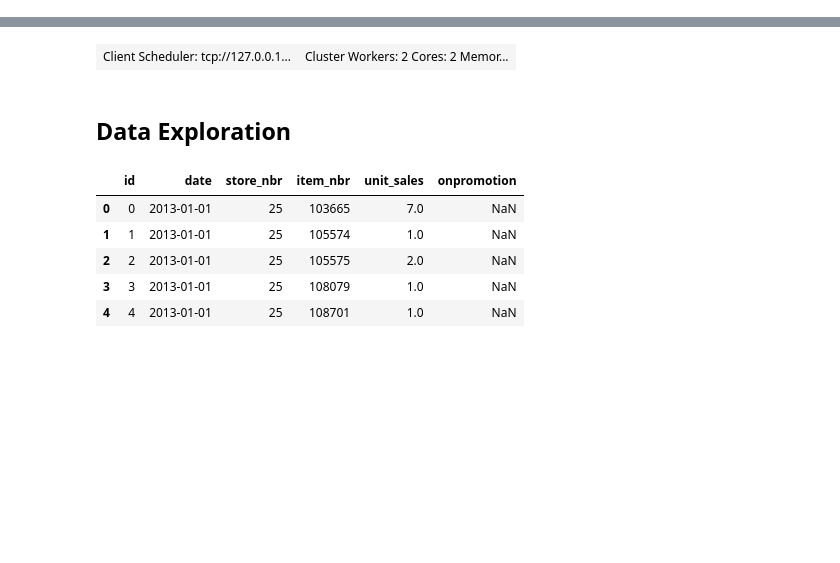
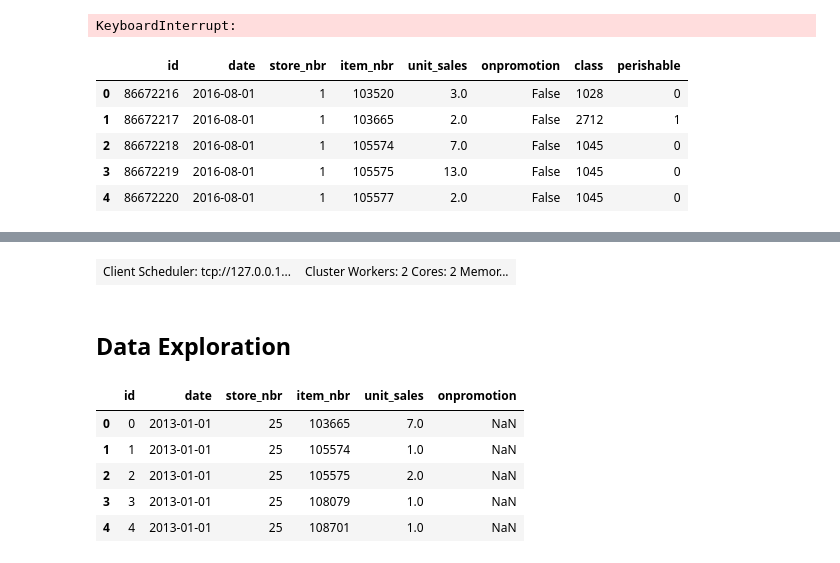
Before and after one commit to ambigus9/favorita-grocery-sales-forecasting, a Jupyter notebook: Favorita Grocery Sales Analytics.ipynb, the cells around one changed output, grey strips where cells are left out. Saved outputs shown, nothing was run; the diff lists cells and outputs as text; code cells hidden in the pictures; blank space fills up the shorter version.

```diff
--- a/Favorita Grocery Sales Analytics.ipynb
+++ b/Favorita Grocery Sales Analytics.ipynb
@@ -0,0 +1,76 @@
+# %%
+import pandas as pd
+import numpy as np
+import time
+
+start = time.time()
+
+# read datasets
+dtypes = {'id':'uint32', 'item_nbr':'int32', 'store_nbr':'int8', 'unit_sales':'float32', 'onpromotion':'bool' }
+
+train = pd.read_csv("data/train.csv", dtype=dtypes, parse_dates=["date"], low_memory=True , skiprows=range(1, 86672217)) # Cargamos los datos desde 8 de Agosto de 2016 en adelante
+test = pd.read_csv('data/test.csv', dtype=dtypes, parse_dates=['date'])
+item = pd.read_csv('data/items.csv')
+#stores = pd.read_csv('data/stores.csv')
+#transactions = pd.read_csv('data/transactions.csv', parse_dates=['date'])
+#holidays = pd.read_csv('data/holidays_events.csv', dtype={'transferred':str}, parse_dates=['date'])
+#oil = pd.read_csv('data/oil.csv', parse_dates=['date'])
+
+print("Cargando Datos: ", time.strftime("%M:%S", time.gmtime(time.time() - start)) )
+print("Total de Datos: ",len(train))
+
+#start = time.time()
+
+from sklearn.ensemble import RandomForestRegressor
+from sklearn.tree import DecisionTreeRegressor
+from sklearn.model_selection import train_test_split
+from sklearn.metrics import mean_squared_error
+
+def transformations(df):
+    df['year'] = df['date'].dt.year
+    df['month'] = df['date'].dt.month
+    df['day'] = df['date'].dt.day
+    df['dow'] = df['date'].dt.dayofweek
+    df['onpromotion'] = df['onpromotion'].map({'False': 0, 'True': 1})
+    df['perishable'] = df['perishable'].map({0:1.0, 1:1.25})
+    if ('unit_sales' in df.columns.values):
+        df.loc[(df.unit_sales < 0),'unit_sales'] = 0 # Eliminar Valores Negativos
+        df["unit_sales"] = df["unit_sales"].apply(np.log1p)
+    df = df.drop(['id','date'], axis=1)
+    df = df.fillna(0)
+    return df
+
+def NWRMSLE(y, pred, w):
+    return mean_squared_error(y, pred, sample_weight=w)**0.5
+
+#test_id = test["id"]
+#predictor = 'DTR'
+
+#train = pd.merge(train, item, how='left', on='item_nbr').drop(['family'], axis=1)
+#test = pd.merge(test, item, how='left', on='item_nbr').drop(['family'], axis=1)
+
+#start = time.time()
+
+#train = transformations(train)
+#test = transformations(test)
+
+#print("Aplicando transformaciones: ", time.strftime("%M:%S", time.gmtime(time.time() - start)) )
+
+train.head()
+# %% [output]
+KeyboardInterrupt:
+# %%
+test_id = test["id"]
+predictor = 'DTR'
+
+train = pd.merge(train, item, how='left', on='item_nbr').drop(['family'], axis=1)
+test = pd.merge(test, item, how='left', on='item_nbr').drop(['family'], axis=1)
+# %%
+train.head()
+# %% [output]
+|  | id | date | store_nbr | item_nbr | unit_sales | onpromotion | class | perishable |
+| 0 | 86672216 | 2016-08-01 | 1 | 103520 | 3.0 | False | 1028 | 0 |
+| 1 | 86672217 | 2016-08-01 | 1 | 103665 | 2.0 | False | 2712 | 1 |
+| 2 | 86672218 | 2016-08-01 | 1 | 105574 | 7.0 | False | 1045 | 0 |
+| 3 | 86672219 | 2016-08-01 | 1 | 105575 | 13.0 | False | 1045 | 0 |
+| 4 | 86672220 | 2016-08-01 | 1 | 105577 | 2.0 | False | 1045 | 0 |
```
Also changed, not shown: parts of 18 cells of this notebook, 1 other file.
